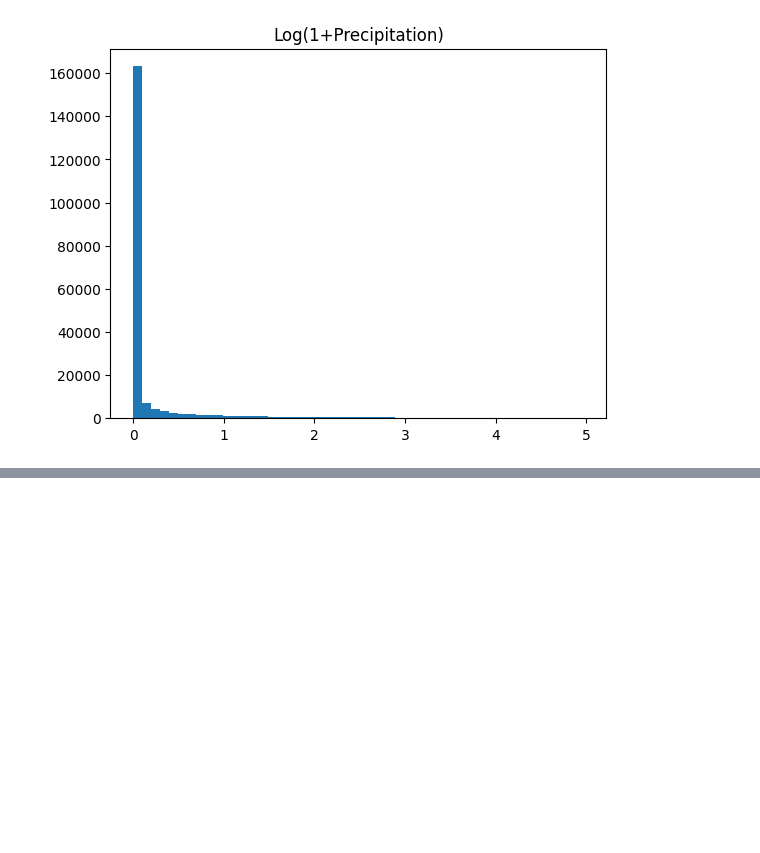
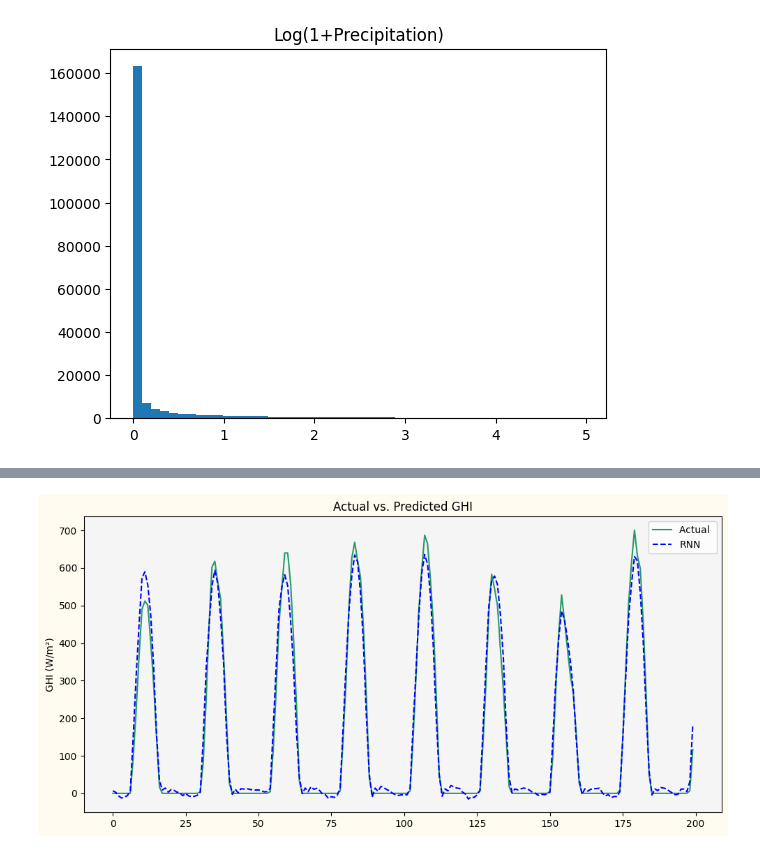
Before and after one commit to fairuznawar122/Solar-Radiation-Forecast, a Jupyter notebook: Graphs.ipynb, the cells around one changed output, grey strips where cells are left out. Cells and saved outputs as stored; diff of their text form; code cells hidden in the pictures; blank space fills up the shorter version.

```diff
--- a/Graphs.ipynb
+++ b/Graphs.ipynb
@@ -229,0 +292,47 @@ plt.title('Log(1+Precipitation)'); plt.show()
+# %%
+import matplotlib.pyplot as plt
+
+# 1) slice off the first 200 rows
+df1_200 = df1.iloc[:200]
+
+# 2) make your figure & axes with custom background
+fig, ax = plt.subplots(
+    figsize=(10,5),
+    facecolor='#fffbf0'       # figure background
+)
+ax.set_facecolor('whitesmoke')  # plot area background
+
+# 3) plot y_true with your “red / blue / navy” styling
+ax.plot(
+    df1_200.index,
+    df1_200['y_true'],
+    color='#269a69',                # line color
+    # marker='o',
+    markerfacecolor='#269a69',
+    markeredgecolor='orange',
+    linestyle='-',
+    label='Actual '
+)
+
+# 4) plot Transformer predictions (you can pick another style if you like)
+ax.plot(
+    df1_200.index,
+    df1_200['RNN'],
+    color='blue',
+    # marker='s',
+    # markerfacecolor='yellow',
+    # markeredgecolor='gold',
+    linestyle='--',
+    label='RNN'
+)
+
+# 5) labels & legend
+# ax.set_xlabel('Time Step')
+ax.set_ylabel('GHI (W/m²)')
+ax.set_title('Actual vs. Predicted GHI')
+ax.legend()
+
+plt.tight_layout()
+plt.show()
+# %% [output]
+[figure, added]
```
Also changed, not shown: parts of 9 cells of this notebook.
